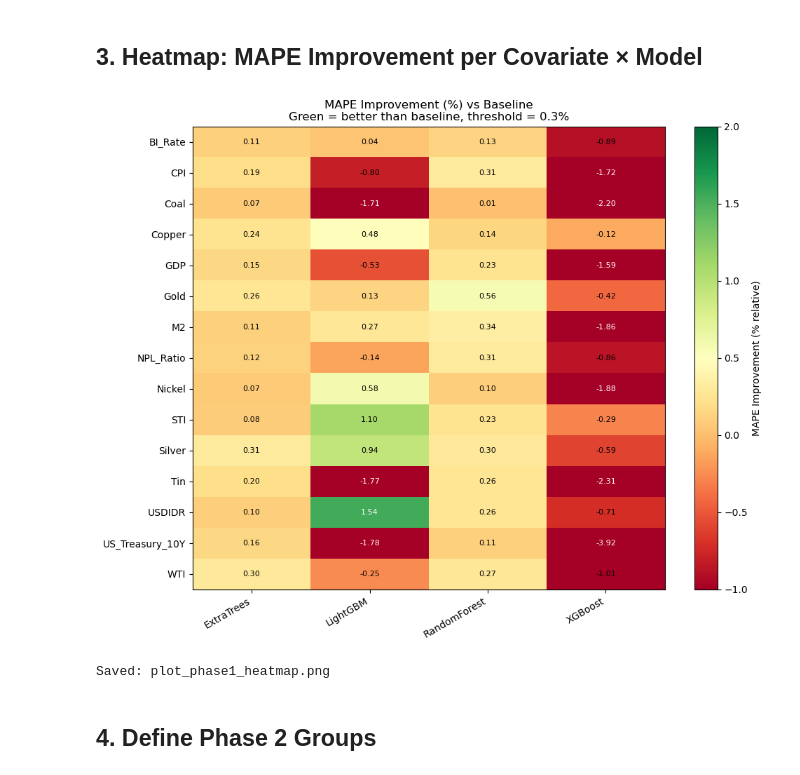
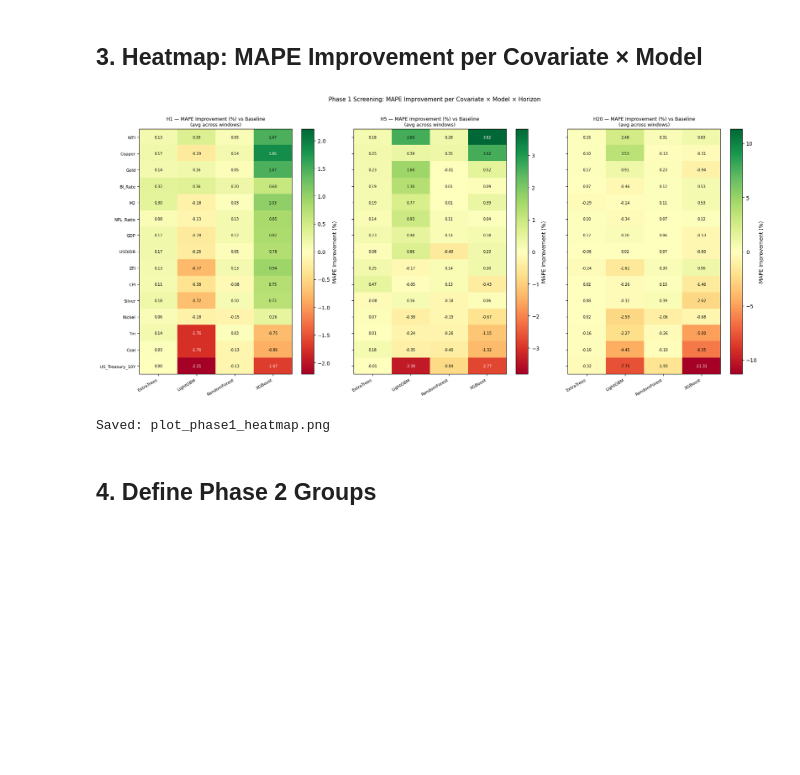
Before and after one commit to ravsssh/tesis-hakam, a Jupyter notebook: modelling/03_screening_analysis.ipynb, the cells around one changed output. Saved outputs shown, nothing was run; the diff lists cells and outputs as text; code cells hidden in the pictures; blank space fills up the shorter version.

```diff
--- a/modelling/03_screening_analysis.ipynb
+++ b/modelling/03_screening_analysis.ipynb
@@ -92,30 +111,42 @@ Saved: plot_phase1_screening_summary.png
 ## 3. Heatmap: MAPE Improvement per Covariate × Model
 # %%
 
-# Pivot: covariate × model, value = mean improvement_pct across windows
-heatmap_data = df_analysis.pivot_table(
-    values='Improvement_pct', index='Covariate', columns='Model', aggfunc='mean'
-).fillna(0)
+horizons = sorted(df_analysis['Horizon'].unique())
+fig, axes = plt.subplots(1, len(horizons), figsize=(6 * len(horizons), 8), sharey=True)
+if len(horizons) == 1:
+    axes = [axes]
 
-fig, ax = plt.subplots(figsize=(10, 8))
-im = ax.imshow(heatmap_data.values, cmap='RdYlGn', aspect='auto', vmin=-1, vmax=2)
-plt.colorbar(im, ax=ax, label='MAPE Improvement (% relative)')
-ax.set_xticks(range(len(heatmap_data.columns)))
-ax.set_xticklabels(heatmap_data.columns, rotation=30, ha='right')
-ax.set_yticks(range(len(heatmap_data.index)))
-ax.set_yticklabels(heatmap_data.index)
-for i in range(len(heatmap_data.index)):
-    for j in range(len(heatmap_data.columns)):
-        val = heatmap_data.values[i, j]
-        ax.text(j, i, f'{val:.2f}', ha='center', va='center', fontsize=8,
-                color='black' if abs(val) < 1.5 else 'white')
-ax.set_title("MAPE Improvement (%) vs Baseline\nGreen = better than baseline, threshold = 0.3%")
+for ax, h in zip(axes, horizons):
+    sub = df_analysis[df_analysis['Horizon'] == h]
+    heatmap_data = sub.pivot_table(
+        values='Improvement_pct', index='Covariate', columns='Model', aggfunc='mean'
+    ).fillna(0)
+
+    # Sort baris by rata-rata improvement
+    heatmap_data = heatmap_data.loc[heatmap_data.mean(axis=1).sort_values(ascending=False).index]
+
+    vmax = max(abs(heatmap_data.values).max(), 1.0)
+    im = ax.imshow(heatmap_data.values, cmap='RdYlGn', aspect='auto', vmin=-vmax, vmax=vmax)
+    plt.colorbar(im, ax=ax, label='MAPE Improvement (%)')
+    ax.set_xticks(range(len(heatmap_data.columns)))
+    ax.set_xticklabels(heatmap_data.columns, rotation=30, ha='right', fontsize=8)
+    ax.set_yticks(range(len(heatmap_data.index)))
+    ax.set_yticklabels(heatmap_data.index, fontsize=8)
+    for i in range(len(heatmap_data.index)):
+        for j in range(len(heatmap_data.columns)):
+            val = heatmap_data.values[i, j]
+            ax.text(j, i, f'{val:.2f}', ha='center', va='center', fontsize=7,
+                    color='black' if abs(val) < vmax * 0.7 else 'white')
+    ax.set_title(f"H{h} — MAPE Improvement (%) vs Baseline\n(avg across windows)", fontsize=9)
+
+fig.suptitle("Phase 1 Screening: MAPE Improvement per Covariate × Model × Horizon",
+             fontsize=11, y=1.01)
 plt.tight_layout()
 plt.savefig("plot_phase1_heatmap.png", dpi=150, bbox_inches='tight')
 plt.show()
 print("Saved: plot_phase1_heatmap.png")
 # %% [output]
-[figure, old version]
+[figure, new version]
 Saved: plot_phase1_heatmap.png
 # %% [markdown]
 ## 4. Define Phase 2 Groups
```
Also changed, not shown: parts of 5 cells of this notebook, 38 other files.
